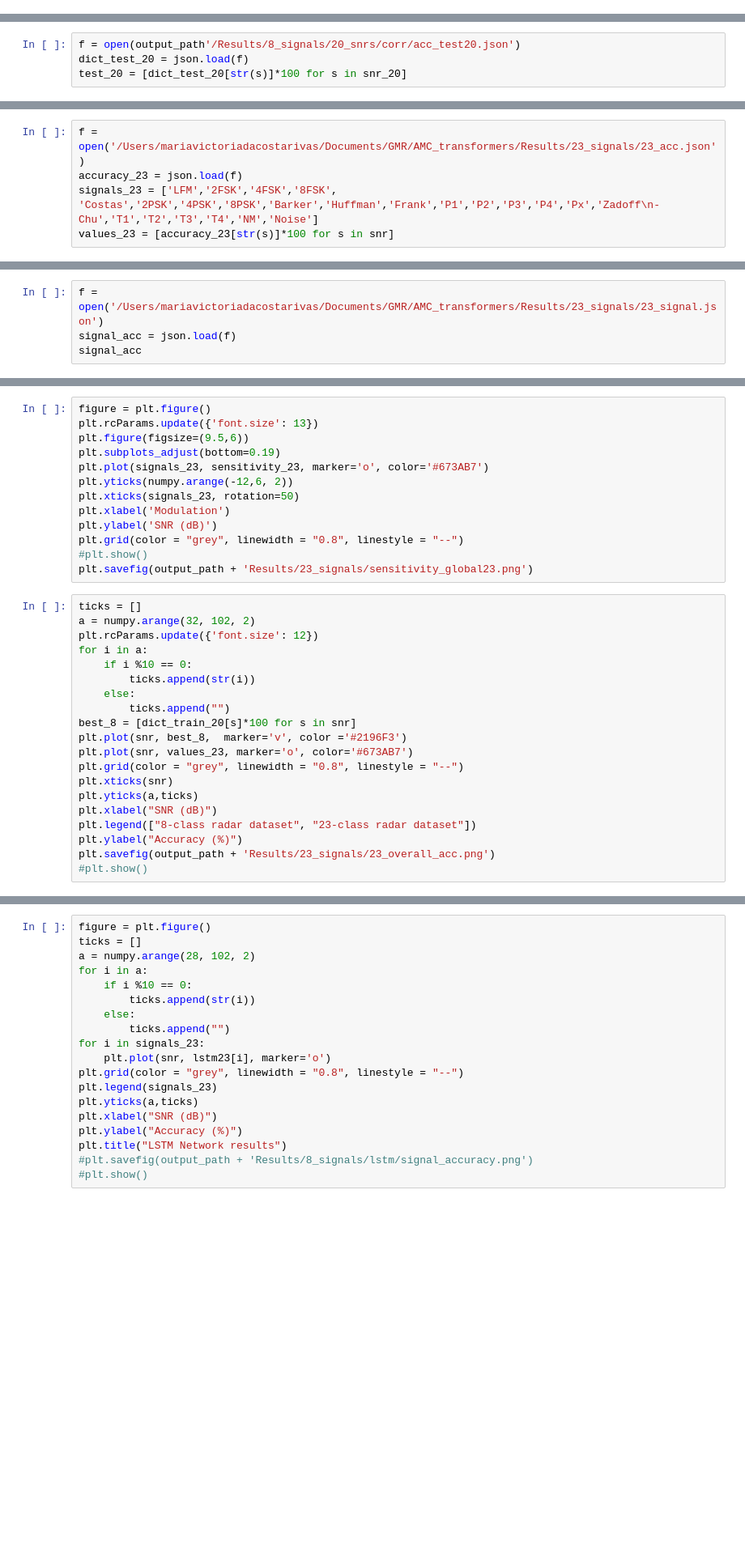
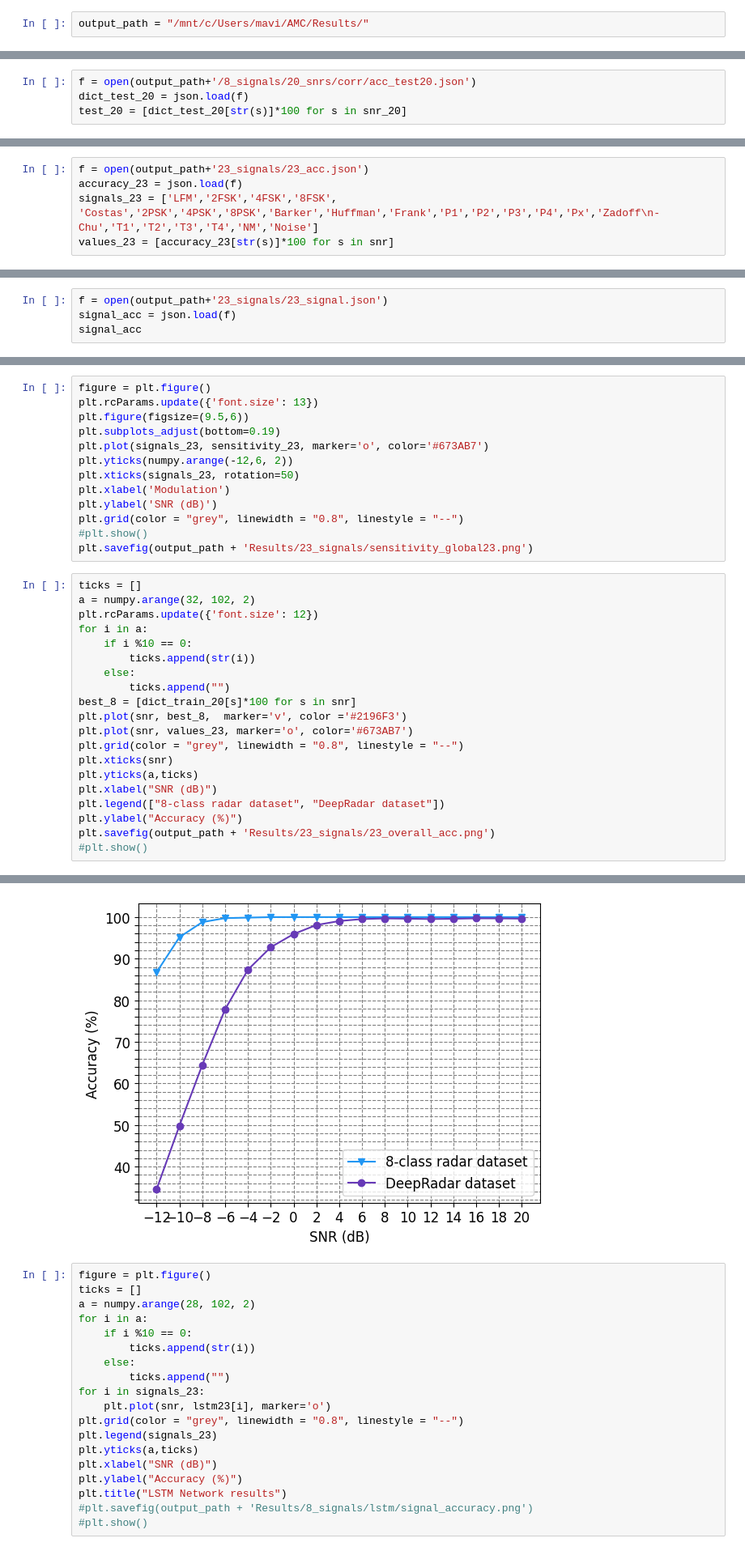
Before and after one commit to soykilian/AMC, a Jupyter notebook: notebooks/results_demo.ipynb, the cells around one changed output, grey strips where cells are left out. Shown at 81% size. Cells and saved outputs as stored; diff of their text form; blank space fills up the shorter version.

```diff
--- a/notebooks/results_demo.ipynb
+++ b/notebooks/results_demo.ipynb
@@ -14,3 +12,5 @@ output_path = '/Users/mariavictoriadacostarivas/Documents/GMR/AMC_transformers/'
+# %%
+output_path = "/mnt/c/Users/mavi/AMC/Results/"
 # %%
 sabl_net = [a*100 for a in sabl_net]
 lstm_us = [u*100 for u in lstm_us]
@@ -205,7 +205,7 @@ dict_train_20 = {-20: 0.20833333333333334,
  20: 1.0}
 train_20 = [dict_train_20[s]*100 for s in snr_20]
 # %%
-f = open(output_path'/Results/8_signals/20_snrs/corr/acc_test20.json')
+f = open(output_path+'/8_signals/20_snrs/corr/acc_test20.json')
 dict_test_20 = json.load(f)
 test_20 = [dict_test_20[str(s)]*100 for s in snr_20]
 # %%
@@ -289,14 +289,14 @@ plt.savefig(output_path + 'Results/8_signals/20_snrs/sensitivity_global.png')
 # %% [markdown]
 # Plots for 23 signals
 # %%
-f = open('/Users/mariavictoriadacostarivas/Documents/GMR/AMC_transformers/Results/23_signals/23_acc.json')
+f = open(output_path+'23_signals/23_acc.json')
 accuracy_23 = json.load(f)
 signals_23 = ['LFM','2FSK','4FSK','8FSK', 'Costas','2PSK','4PSK','8PSK','Barker','Huffman','Frank','P1','P2','P3','P4','Px','Zadoff\n-Chu','T1','T2','T3','T4','NM','Noise']
 values_23 = [accuracy_23[str(s)]*100 for s in snr]
 # %%
 snr = [-12, -10, -8, -6, -4, -2, 0, 2, 4, 6, 8, 10, 12, 14, 16, 18, 20]
 # %%
-f = open('/Users/mariavictoriadacostarivas/Documents/GMR/AMC_transformers/Results/23_signals/23_signal.json')
+f = open(output_path+'23_signals/23_signal.json')
 signal_acc = json.load(f)
 signal_acc
 # %% [output]
@@ -355,7 +355,8 @@ plt.grid(color = "grey", linewidth = "0.8", linestyle = "--")
 plt.xticks(snr)
 plt.yticks(a,ticks)
 plt.xlabel("SNR (dB)")
-plt.legend(["8-class radar dataset", "23-class radar dataset"])
+plt.legend(["8-class radar dataset", "DeepRadar dataset"])
 plt.ylabel("Accuracy (%)")
 plt.savefig(output_path + 'Results/23_signals/23_overall_acc.png')
 #plt.show()
+# %% [output]
@@ -362,3 +398,4 @@ plt.savefig(output_path + 'Results/23_signals/23_overall_acc.png')
+[figure, added]
 # %%
 figure = plt.figure()
 ticks = []
```
Also changed, not shown: parts of 2 cells of this notebook.
